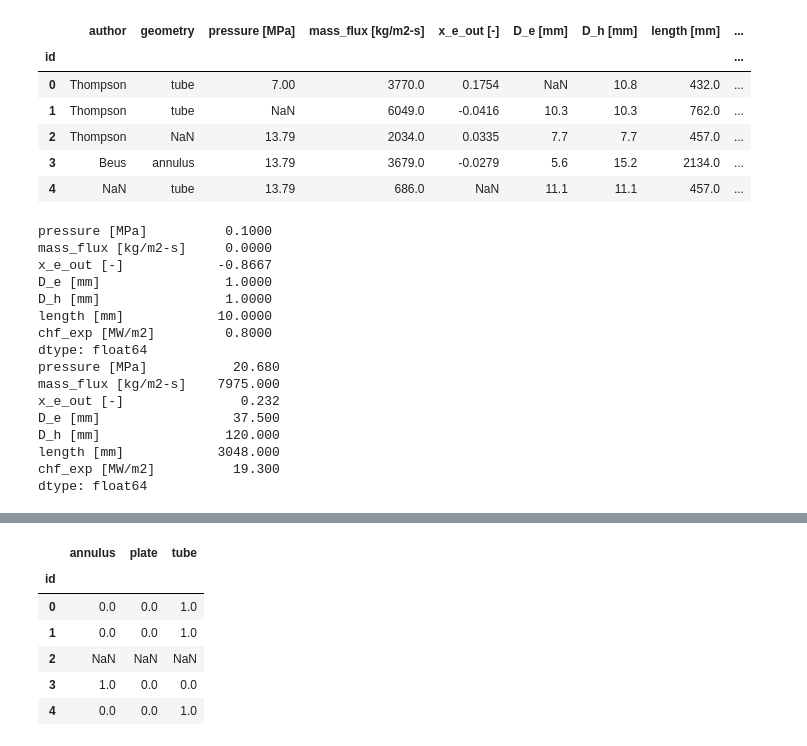
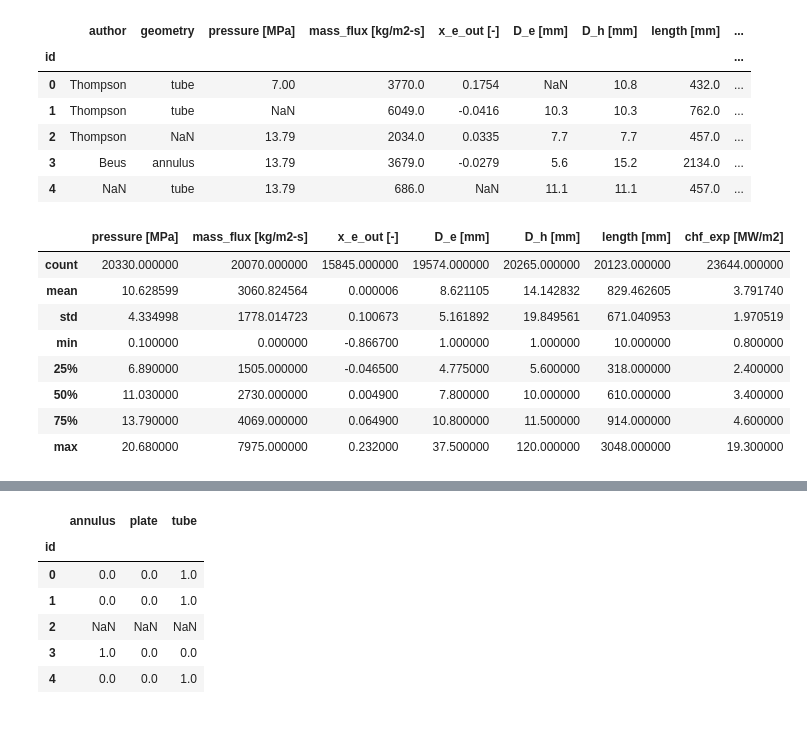
Before and after one commit to jysdoran/Kaggle, a Jupyter notebook: playground-series-s3e15/denoising.ipynb, the cells around one changed output, grey strips where cells are left out. Cells and saved outputs as stored; diff of their text form; code cells hidden in the pictures.

```diff
--- a/playground-series-s3e15/denoising.ipynb
+++ b/playground-series-s3e15/denoising.ipynb
@@ -26,23 +26,15 @@ df_train.head()
 # %%
 # mask of missing data
 # mask = df_0.isnull()
 # mask.head()
-print(df_train.min())
-print(df_train.max())
+df_train.describe()
 # %% [output]
-pressure [MPa]          0.1000
-mass_flux [kg/m2-s]     0.0000
-x_e_out [-]            -0.8667
-D_e [mm]                1.0000
-D_h [mm]                1.0000
-length [mm]            10.0000
-chf_exp [MW/m2]         0.8000
-dtype: float64
-pressure [MPa]           20.680
-mass_flux [kg/m2-s]    7975.000
-x_e_out [-]               0.232
-D_e [mm]                 37.500
-D_h [mm]                120.000
-length [mm]            3048.000
-chf_exp [MW/m2]          19.300
-dtype: float64
+|  | pressure [MPa] | mass_flux [kg/m2-s] | x_e_out [-] | D_e [mm] | D_h [mm] | length [mm] | chf_exp [MW/m2] |
+| count | 20330.000000 | 20070.000000 | 15845.000000 | 19574.000000 | 20265.000000 | 20123.000000 | 23644.000000 |
+| mean | 10.628599 | 3060.824564 | 0.000006 | 8.621105 | 14.142832 | 829.462605 | 3.791740 |
+| std | 4.334998 | 1778.014723 | 0.100673 | 5.161892 | 19.849561 | 671.040953 | 1.970519 |
+| min | 0.100000 | 0.000000 | -0.866700 | 1.000000 | 1.000000 | 10.000000 | 0.800000 |
+| 25% | 6.890000 | 1505.000000 | -0.046500 | 4.775000 | 5.600000 | 318.000000 | 2.400000 |
+| 50% | 11.030000 | 2730.000000 | 0.004900 | 7.800000 | 10.000000 | 610.000000 | 3.400000 |
+| 75% | 13.790000 | 4069.000000 | 0.064900 | 10.800000 | 11.500000 | 914.000000 | 4.600000 |
+| max | 20.680000 | 7975.000000 | 0.232000 | 37.500000 | 120.000000 | 3048.000000 | 19.300000 |
```
Also changed, not shown: parts of 7 cells of this notebook, 6 other files.
